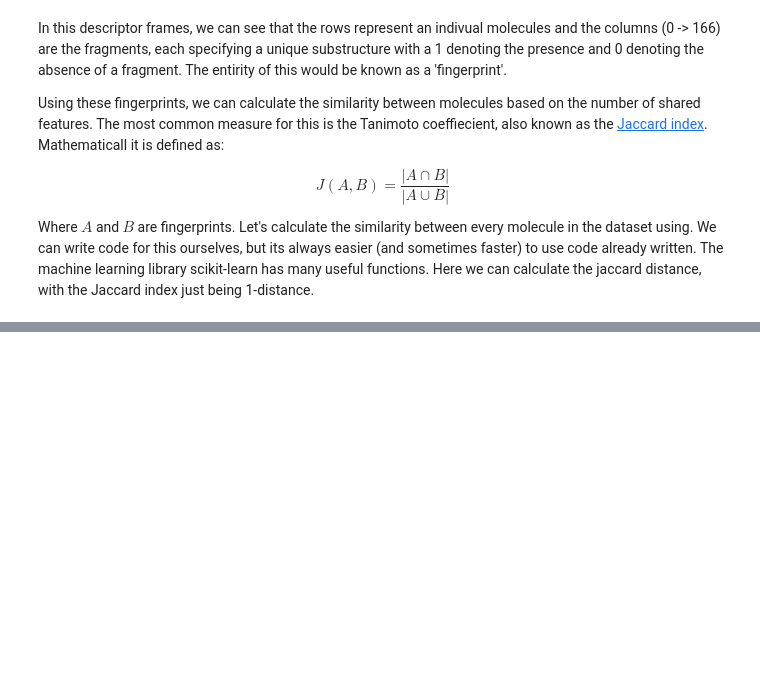
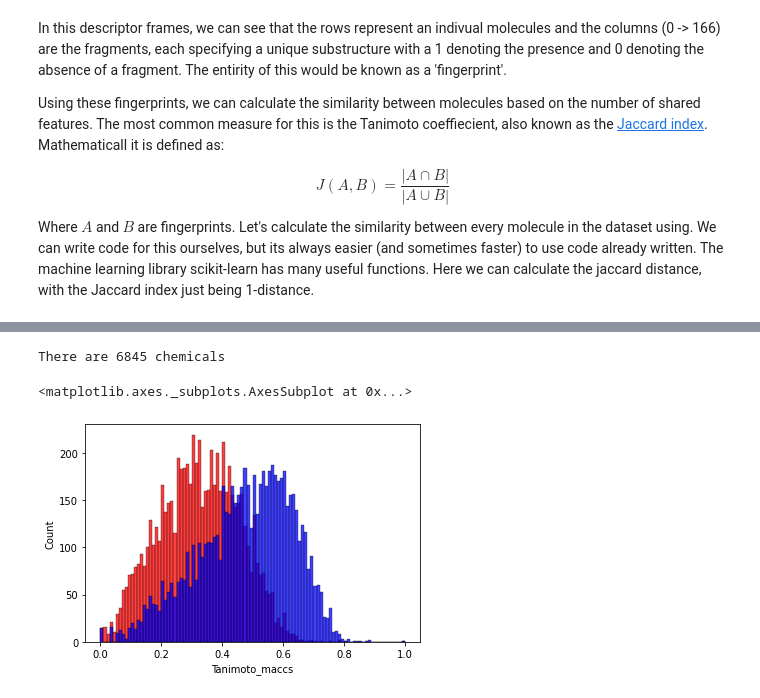
Before and after one commit to russodanielp/intro_cheminformatics, a Jupyter notebook: Lab 06 - Chemical Similarity/colab.ipynb, the cells around one changed output, grey strips where cells are left out. Saved outputs shown, nothing was run; the diff lists cells and outputs as text; code cells hidden in the pictures; blank space fills up the shorter version.

```diff
--- a/Lab 06 - Chemical Similarity/colab.ipynb
+++ b/Lab 06 - Chemical Similarity/colab.ipynb
@@ -244,0 +50,3 @@ plt.show()
+# %%
+drugbank = PandasTools.LoadSDF('drugbank_curated.sdf')
+drugbank.head(3)
@@ -244,0 +96,24 @@ plt.show()
+# %%
+print("There are", drugbank.shape[0], "chemicals")
+# %% [output]
+There are 6845 chemicals
+# %%
+drugbank['maccs'] = [calc_fp_from_mol(mol) for mol in drugbank.ROMol]
+# %%
+query_chemical = 'CCN(CC)C(=O)[C@H]1CN([C@@H]2CC3=CNC4=CC=CC(=C34)C2=C1)C'
+query_mol = Chem.MolFromSmiles(query_chemical)
+query_fp = calc_fp_from_mol(query_mol)
+# %%
+from rdkit import DataStructs
+
+drugbank['Tanimoto_maccs'] = DataStructs.BulkTanimotoSimilarity(query_fp, drugbank['maccs'].values)
+drugbank['Dice_maccs'] = DataStructs.BulkDiceSimilarity(query_fp, drugbank['maccs'].values)
+# %%
+import seaborn as sns
+
+
+sns.histplot(x=drugbank.Tanimoto_maccs, color='red', bins=100)
+sns.histplot(x=drugbank.Dice_maccs, color='blue', bins=100)
+# %% [output]
+<matplotlib.axes._subplots.AxesSubplot at 0x...>
+[figure, added]
```
Also changed, not shown: parts of 27 cells of this notebook.
